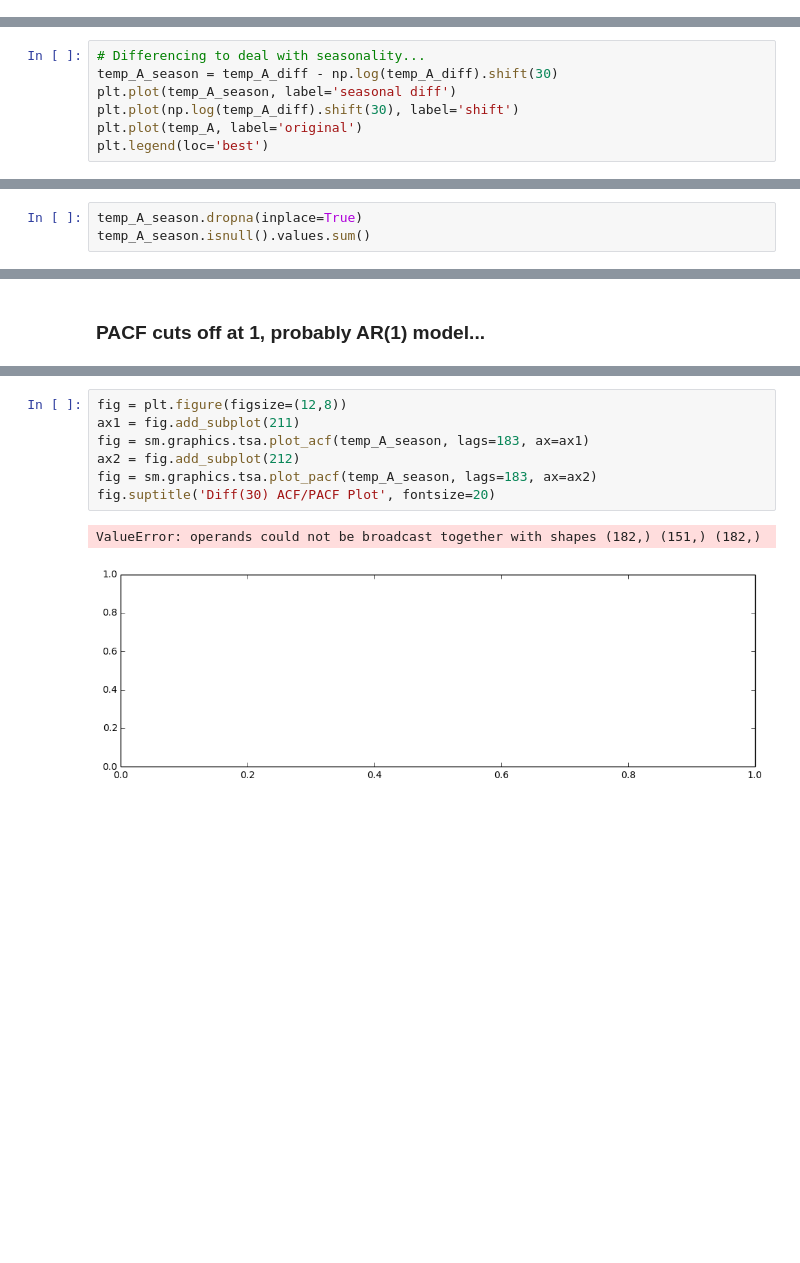
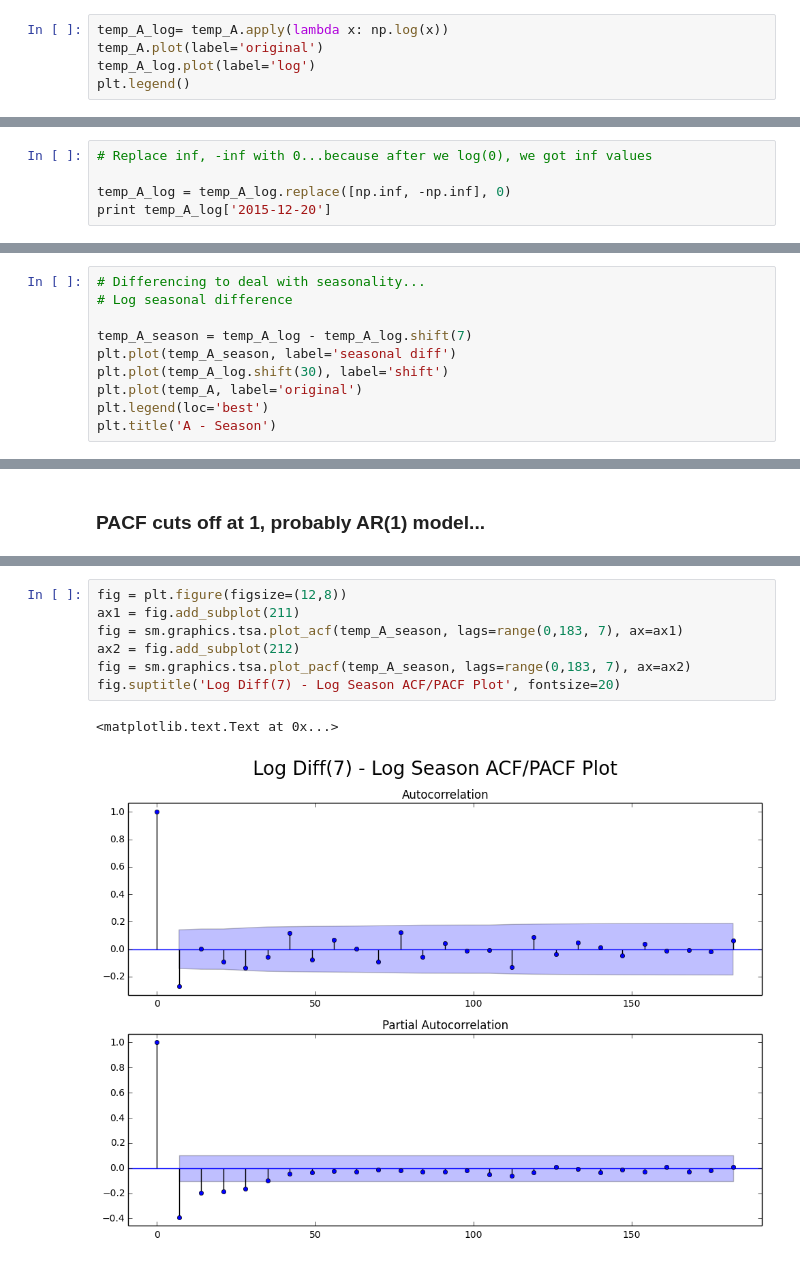
Before and after one commit to wernerchao/compass-digital-labs-test, a Jupyter notebook: explore/Group By Date.ipynb, the cells around one changed output, grey strips where cells are left out. Drawn from its saved outputs; the diff is of its cells as text; blank space fills up the shorter version.

Commit message:
changed to weekly seasonal model, added RMSE for model validation

```diff
--- a/explore/Group By Date.ipynb
+++ b/explore/Group By Date.ipynb
@@ -134,3 +173,8 @@ Critical Value (10%)            -2.571762
 dtype: float64
 # %% [markdown]
 ### Category 'A' is not stationary...let's make it stationary!
+# %%
+temp_A_log= temp_A.apply(lambda x: np.log(x))
+temp_A.plot(label='original')
+temp_A_log.plot(label='log')
+plt.legend()
@@ -136,0 +184,5 @@ dtype: float64
+# %%
+# Replace inf, -inf with 0...because after we log(0), we got inf values
+
+temp_A_log = temp_A_log.replace([np.inf, -np.inf], 0)
+print temp_A_log['2015-12-20']
@@ -157,8 +230,11 @@ fig.set_size_inches(15, 8)
 # %%
 # Differencing to deal with seasonality...
-temp_A_season = temp_A_diff - np.log(temp_A_diff).shift(30)
+# Log seasonal difference
+
+temp_A_season = temp_A_log - temp_A_log.shift(7)
 plt.plot(temp_A_season, label='seasonal diff')
-plt.plot(np.log(temp_A_diff).shift(30), label='shift')
+plt.plot(temp_A_log.shift(30), label='shift')
 plt.plot(temp_A, label='original')
 plt.legend(loc='best')
+plt.title('A - Season')
 # %% [output]
@@ -167,3 +242,0 @@ plt.legend(loc='best')
-# %%
-temp_A_season.dropna(inplace=True)
-temp_A_season.isnull().values.sum()
@@ -225,10 +345,10 @@ fig.suptitle('Diff(1) ACF/PACF Plot', fontsize=20)
 # %%
 fig = plt.figure(figsize=(12,8))
 ax1 = fig.add_subplot(211)
-fig = sm.graphics.tsa.plot_acf(temp_A_season, lags=183, ax=ax1)
+fig = sm.graphics.tsa.plot_acf(temp_A_season, lags=range(0,183, 7), ax=ax1)
 ax2 = fig.add_subplot(212)
-fig = sm.graphics.tsa.plot_pacf(temp_A_season, lags=183, ax=ax2)
-fig.suptitle('Diff(30) ACF/PACF Plot', fontsize=20)
+fig = sm.graphics.tsa.plot_pacf(temp_A_season, lags=range(0,183, 7), ax=ax2)
+fig.suptitle('Log Diff(7) - Log Season ACF/PACF Plot', fontsize=20)
 # %% [output]
-ValueError: operands could not be broadcast together with shapes (182,) (151,) (182,)
+<matplotlib.text.Text at 0x...>
-[figure, old version]
+[figure, new version]
```
Also changed, not shown: parts of 38 cells of this notebook.
